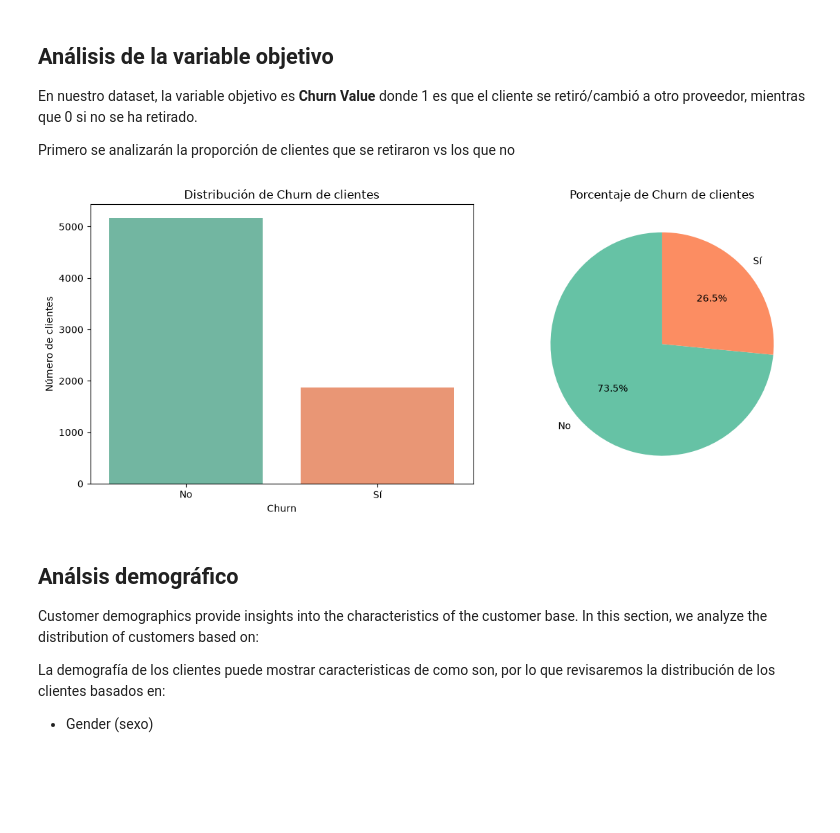
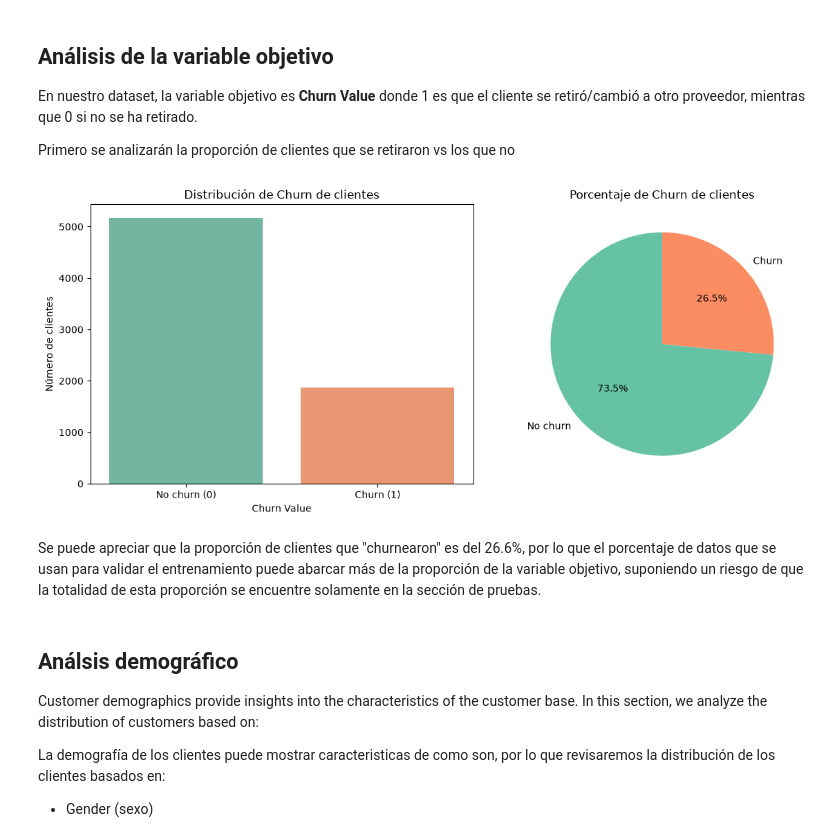
Before and after one commit to Sinoombre/IA-Parcial-2, a Jupyter notebook: data/EDA.ipynb, the cells around one changed output. Drawn from its saved outputs; the diff is of its cells as text; code cells hidden in the pictures; blank space fills up the shorter version.

```diff
--- a/data/EDA.ipynb
+++ b/data/EDA.ipynb
@@ -247,37 +253,39 @@ sns.countplot(
     x='Churn Value',
     hue='Churn Value',
     data=df,
     palette='Set2',
     legend=False,
     ax=ax[0]
 )
 
 ax[0].set_title("Distribución de Churn de clientes")
-ax[0].set_xlabel("Churn")
+ax[0].set_xlabel("Churn Value")
 ax[0].set_ylabel("Número de clientes")
 ax[0].set_xticks([0, 1])
-ax[0].set_xticklabels(['No', 'Sí'])
+ax[0].set_xticklabels(["No churn (0)", "Churn (1)"])
 
 # --- piechart
 df['Churn Value'].value_counts().plot(
     kind='pie',
-    labels=['No', 'Sí'],
+    labels=["No churn", "Churn"],
     autopct='%1.1f%%',
     startangle=90,
     colors=sns.color_palette('Set2'),
     ax=ax[1]
 )
 
 ax[1].set_title("Porcentaje de Churn de clientes")
 ax[1].set_ylabel("")
 
 # Adjust spacing
 plt.tight_layout()
 
 # Show both plots
 plt.show()
 # %% [output]
-[figure, old version]
+[figure, new version]
+# %% [markdown]
+Se puede apreciar que la proporción de clientes que "churnearon" es del 26.6%, por lo que el porcentaje de datos que se usan para validar el entrenamiento puede abarcar más de la proporción de la variable objetivo, suponiendo un riesgo de que la totalidad de esta proporción se encuentre solamente en la sección de pruebas.
 # %% [markdown]
 ##  Análsis demográfico
 
```
Also changed, not shown: parts of 11 cells of this notebook.
